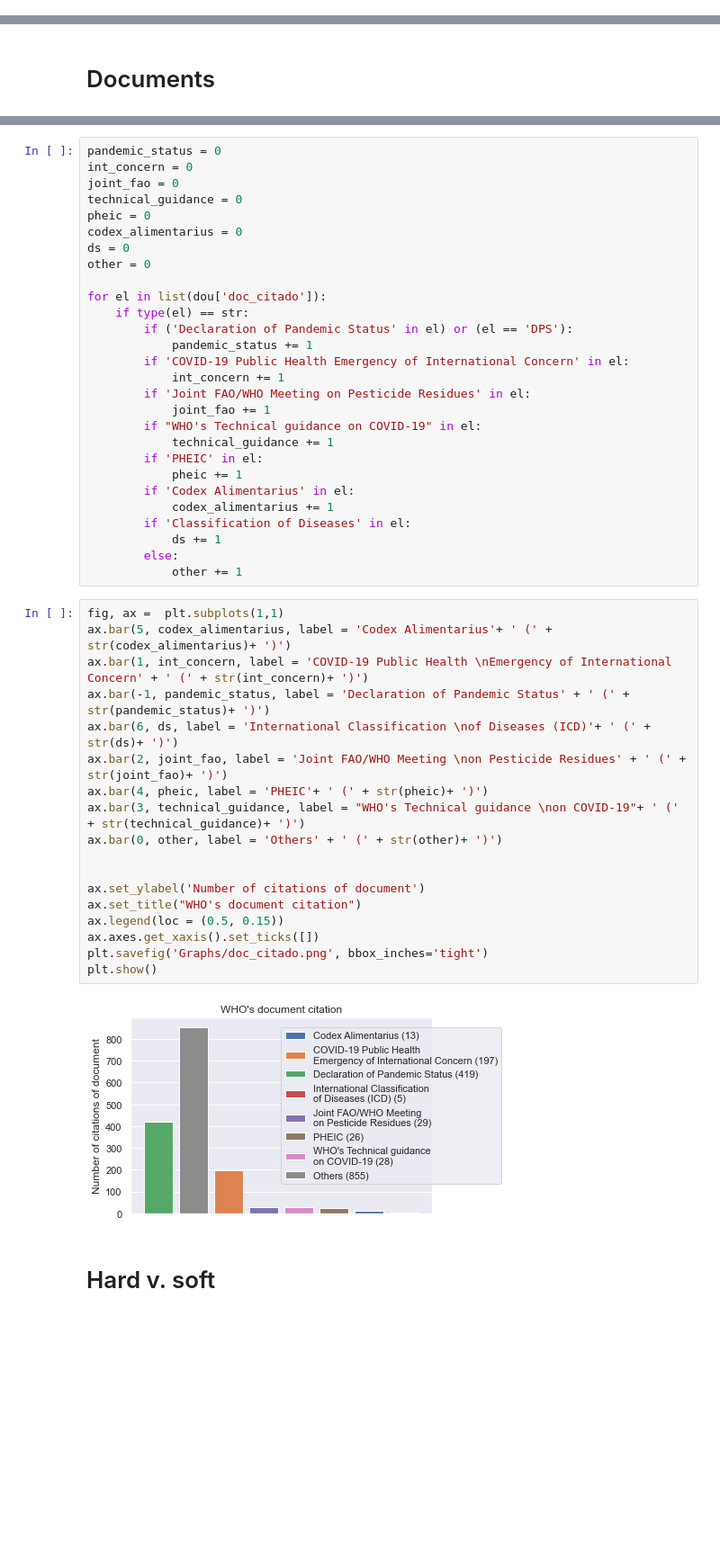
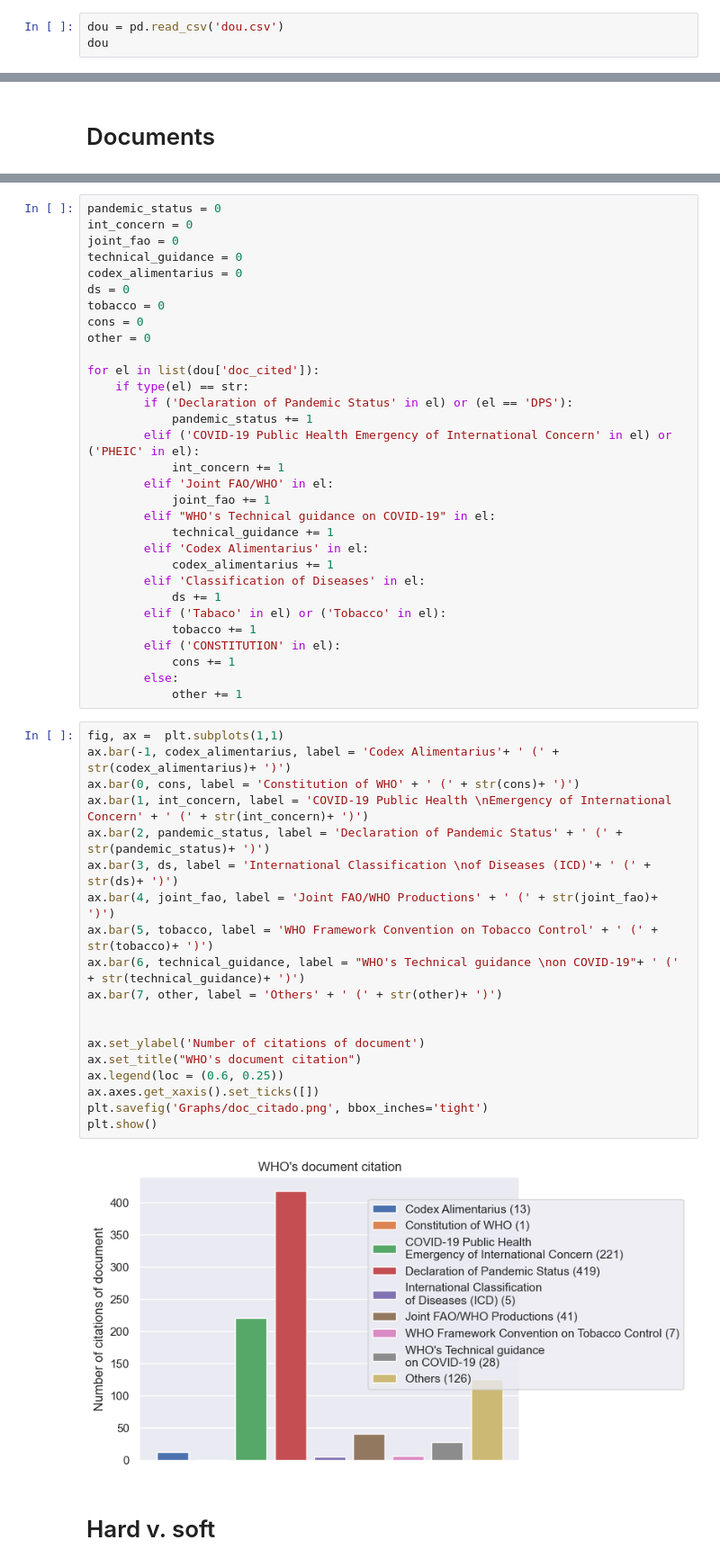
Before and after one commit to HLovisiEnnes/DOU_OMS, a Jupyter notebook: AnaliseDeDados.ipynb, the cells around one changed output, grey strips where cells are left out. Shown at 90% size. Drawn from its saved outputs; the diff is of its cells as text; blank space fills up the shorter version.

```diff
--- a/AnaliseDeDados.ipynb
+++ b/AnaliseDeDados.ipynb
@@ -52,0 +13,3 @@ KeyboardInterrupt:
+# %%
+dou = pd.read_csv('dou.csv')
+dou
@@ -190,49 +173,53 @@ pandemic_status = 0
 int_concern = 0
 joint_fao = 0
 technical_guidance = 0
-pheic = 0
 codex_alimentarius = 0
 ds = 0
+tobacco = 0
+cons = 0
 other = 0
 
-for el in list(dou['doc_citado']):
+for el in list(dou['doc_cited']):
     if type(el) == str:
         if ('Declaration of Pandemic Status' in el) or (el == 'DPS'):
             pandemic_status += 1
-        if 'COVID-19 Public Health Emergency of International Concern' in el:
+        elif ('COVID-19 Public Health Emergency of International Concern' in el) or ('PHEIC' in el):
             int_concern += 1
-        if 'Joint FAO/WHO Meeting on Pesticide Residues' in el:
+        elif 'Joint FAO/WHO' in el:
             joint_fao += 1
-        if "WHO's Technical guidance on COVID-19" in el:
+        elif "WHO's Technical guidance on COVID-19" in el:
             technical_guidance += 1
-        if 'PHEIC' in el:
-            pheic += 1
-        if 'Codex Alimentarius' in el:
+        elif 'Codex Alimentarius' in el:
             codex_alimentarius += 1
-        if 'Classification of Diseases' in el:
+        elif 'Classification of Diseases' in el:
             ds += 1
+        elif ('Tabaco' in el) or ('Tobacco' in el):
+            tobacco += 1
+        elif ('CONSTITUTION' in el):
+            cons += 1
         else:
             other += 1
 # %%
 fig, ax =  plt.subplots(1,1)
-ax.bar(5, codex_alimentarius, label = 'Codex Alimentarius'+ ' (' + str(codex_alimentarius)+ ')')
+ax.bar(-1, codex_alimentarius, label = 'Codex Alimentarius'+ ' (' + str(codex_alimentarius)+ ')')
+ax.bar(0, cons, label = 'Constitution of WHO' + ' (' + str(cons)+ ')')
 ax.bar(1, int_concern, label = 'COVID-19 Public Health \nEmergency of International Concern' + ' (' + str(int_concern)+ ')')
-ax.bar(-1, pandemic_status, label = 'Declaration of Pandemic Status' + ' (' + str(pandemic_status)+ ')')
-ax.bar(6, ds, label = 'International Classification \nof Diseases (ICD)'+ ' (' + str(ds)+ ')')
-ax.bar(2, joint_fao, label = 'Joint FAO/WHO Meeting \non Pesticide Residues' + ' (' + str(joint_fao)+ ')')
-ax.bar(4, pheic, label = 'PHEIC'+ ' (' + str(pheic)+ ')')
-ax.bar(3, technical_guidance, label = "WHO's Technical guidance \non COVID-19"+ ' (' + str(technical_guidance)+ ')')
-ax.bar(0, other, label = 'Others' + ' (' + str(other)+ ')')
+ax.bar(2, pandemic_status, label = 'Declaration of Pandemic Status' + ' (' + str(pandemic_status)+ ')')
+ax.bar(3, ds, label = 'International Classification \nof Diseases (ICD)'+ ' (' + str(ds)+ ')')
+ax.bar(4, joint_fao, label = 'Joint FAO/WHO Productions' + ' (' + str(joint_fao)+ ')')
+ax.bar(5, tobacco, label = 'WHO Framework Convention on Tobacco Control' + ' (' + str(tobacco)+ ')')
+ax.bar(6, technical_guidance, label = "WHO's Technical guidance \non COVID-19"+ ' (' + str(technical_guidance)+ ')')
+ax.bar(7, other, label = 'Others' + ' (' + str(other)+ ')')
 
 
 ax.set_ylabel('Number of citations of document')
 ax.set_title("WHO's document citation")
-ax.legend(loc = (0.5, 0.15))
+ax.legend(loc = (0.6, 0.25))
 ax.axes.get_xaxis().set_ticks([])
 plt.savefig('Graphs/doc_citado.png', bbox_inches='tight')
 plt.show()
 # %% [output]
-[figure, old version]
+[figure, new version]
 # %% [markdown]
 # Hard v. soft
 # %%
```
Also changed, not shown: parts of 54 cells of this notebook, 13 other files.
